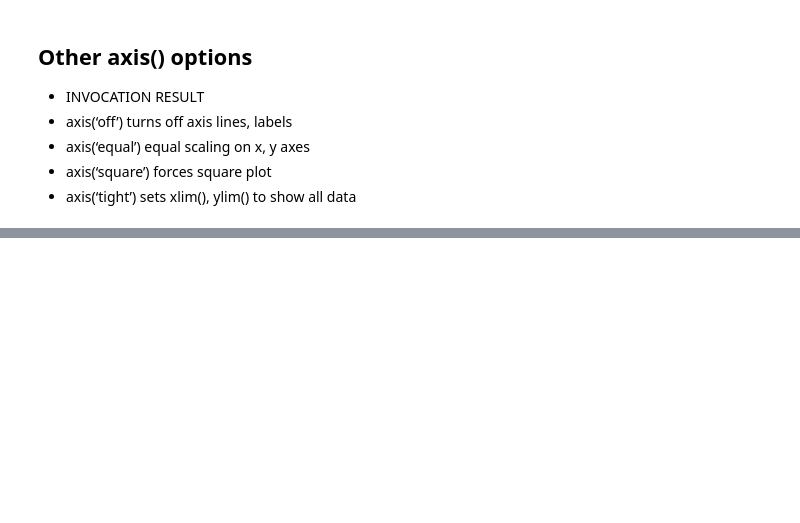
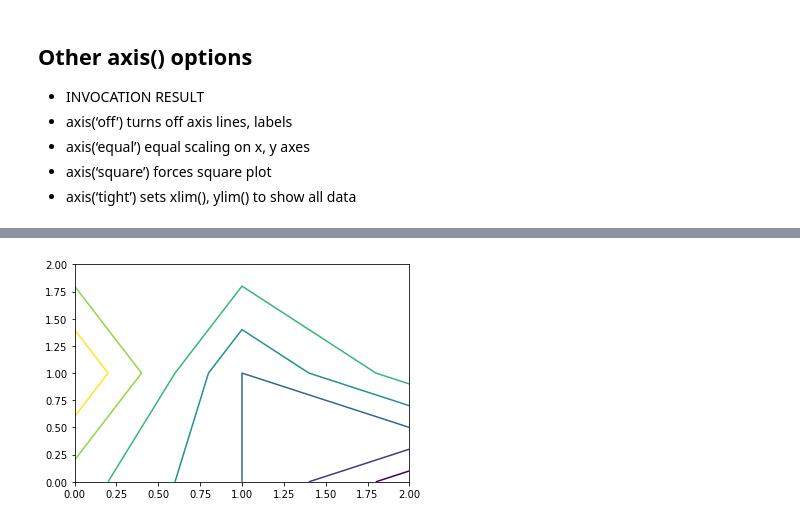
Before and after one commit to cyrsis/TensorflowPY36CPU, a Jupyter notebook: _14_Plot/Visualization.ipynb, the cells around one changed output, grey strips where cells are left out. Cells and saved outputs as stored; diff of their text form; code cells hidden in the pictures; blank space fills up the shorter version.

```diff
--- a/_14_Plot/Visualization.ipynb
+++ b/_14_Plot/Visualization.ipynb
@@ -339,0 +291,5 @@ This will create two arrays with a shape of (20,10), which corresponds to 20 row
+# %%
+plt.contour(A)
+plt.show()
+# %% [output]
+[figure, added]
```
Also changed, not shown: parts of 28 cells of this notebook, 52 other files.
